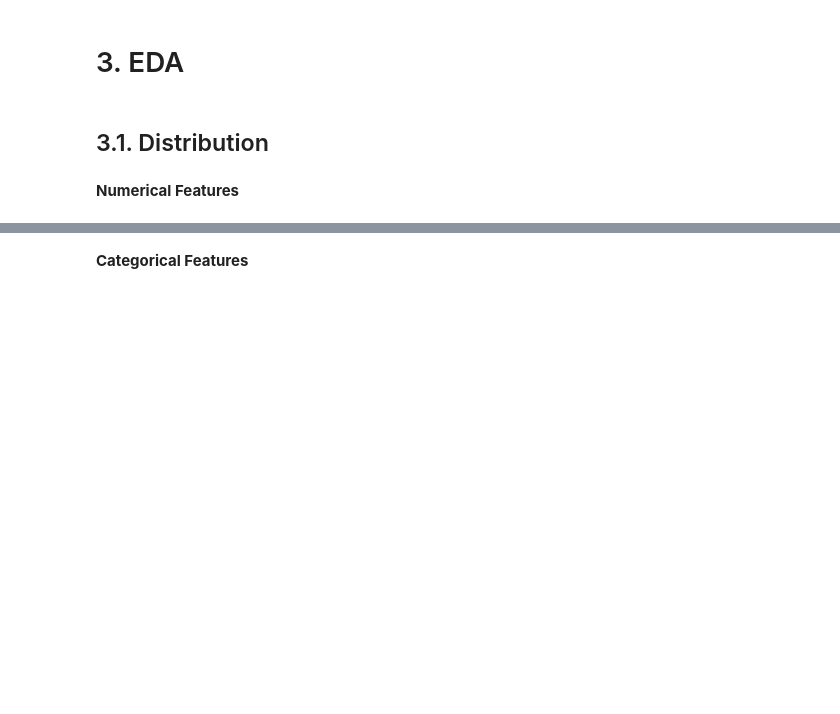
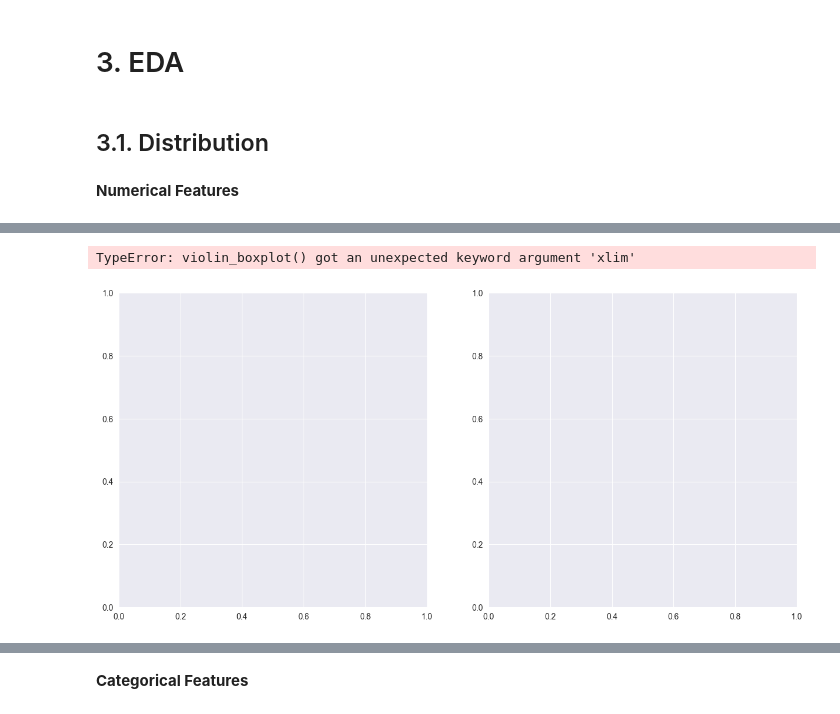
Before and after one commit to CelineChiLamNg/spaceship_prediction, a Jupyter notebook: spaceship_titanic.ipynb, the cells around one changed output, grey strips where cells are left out. Cells and saved outputs as stored; diff of their text form; code cells hidden in the pictures; blank space fills up the shorter version.

```diff
--- a/spaceship_titanic.ipynb
+++ b/spaceship_titanic.ipynb
@@ -234,3 +238,18 @@ plt.show()
+# %%
+fig, axes = plt.subplots(nrows=1, ncols=2, figsize=(15, 7), sharex=True)
+
+violin_boxplot(data=spaceship_eda[spaceship_eda.Transported == True],
+               columns=numerical_columns, title='stroke - True',
+               xlim=(0, 5000), ax=axes[1])
+violin_boxplot(data=spaceship_eda[spaceship_eda.Transported == False],
+               columns=numerical_columns, title='stroke - False',
+               xlim=(0, 5000), ax=axes[0])
+
+plt.tight_layout()
+plt.show()
+# %% [output]
+TypeError: violin_boxplot() got an unexpected keyword argument 'xlim'
+[figure, added]
 # %%
 plt.figure(figsize=(10,5))
 violin_boxplot(data=data, columns='Age', title='Age Violin Box Plot')
```
Also changed, not shown: parts of 3 cells of this notebook, 1 other file.
